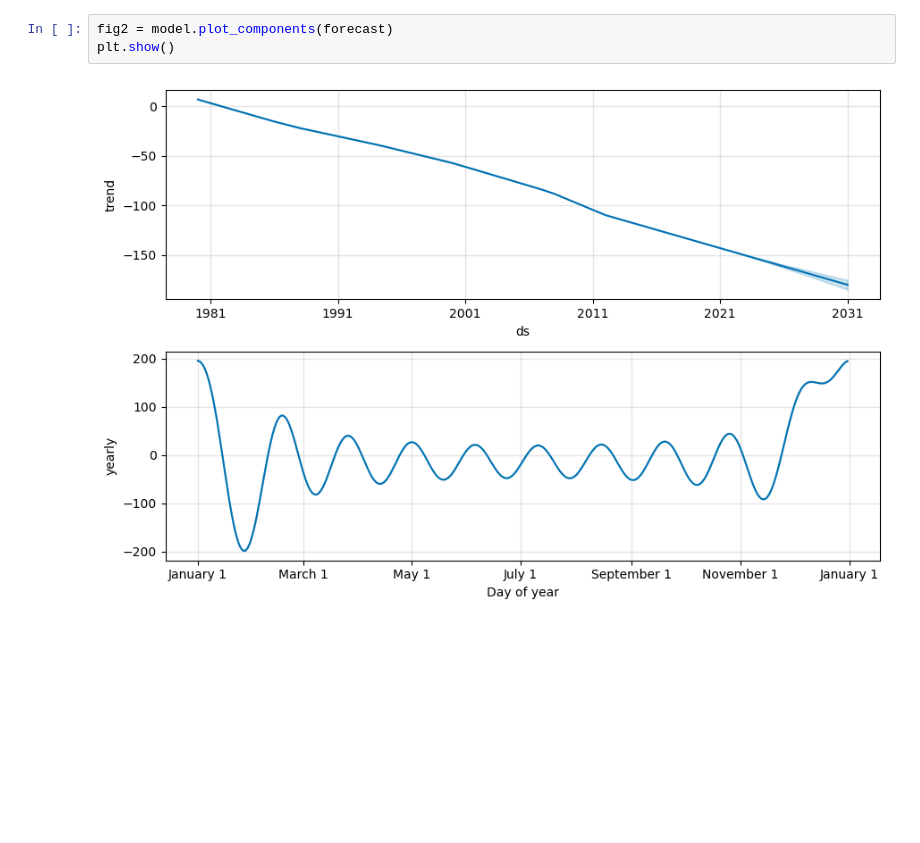
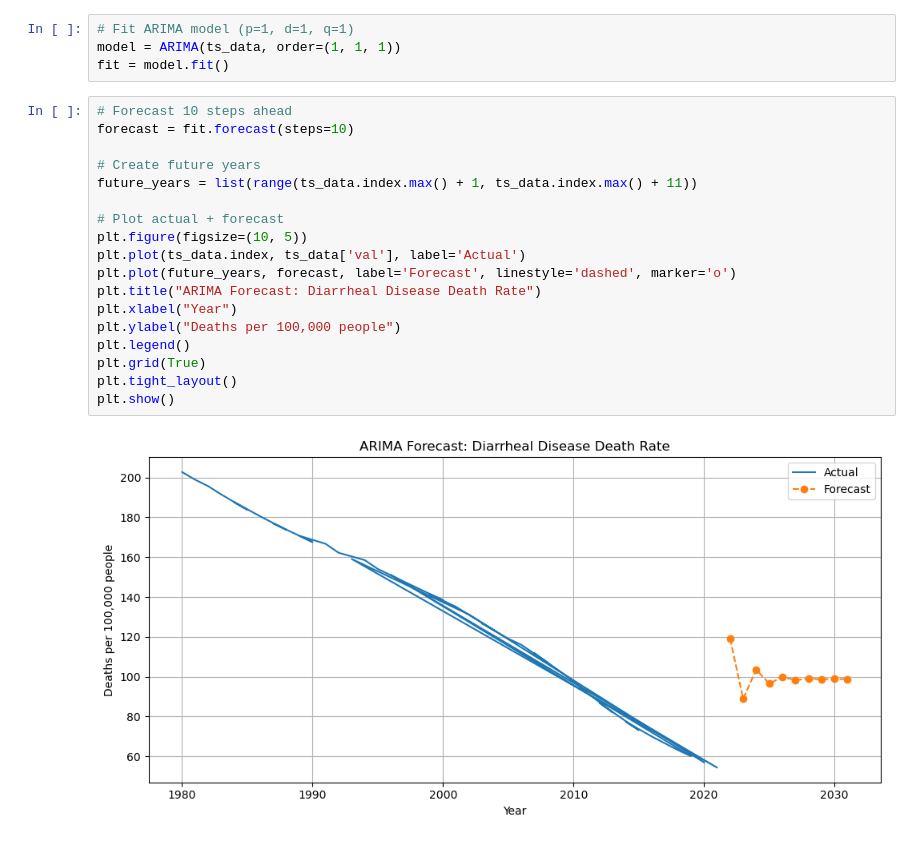
Before and after one commit to AquaLens/capstone, a Jupyter notebook: Machine_Learning/GBD_time_series.ipynb, the cells around one changed output. Cells and saved outputs as stored; diff of their text form; blank space fills up the shorter version.

```diff
--- a/Machine_Learning/GBD_time_series.ipynb
+++ b/Machine_Learning/GBD_time_series.ipynb
@@ -227,5 +37,24 @@ plt.show()
-# %%
-fig2 = model.plot_components(forecast)
-plt.show()
-# %% [output]
-[figure, removed]
+# %%
+# Fit ARIMA model (p=1, d=1, q=1)
+model = ARIMA(ts_data, order=(1, 1, 1))
+fit = model.fit()
+# %%
+# Forecast 10 steps ahead
+forecast = fit.forecast(steps=10)
+
+# Create future years
+future_years = list(range(ts_data.index.max() + 1, ts_data.index.max() + 11))
+
+# Plot actual + forecast
+plt.figure(figsize=(10, 5))
+plt.plot(ts_data.index, ts_data['val'], label='Actual')
+plt.plot(future_years, forecast, label='Forecast', linestyle='dashed', marker='o')
+plt.title("ARIMA Forecast: Diarrheal Disease Death Rate")
+plt.xlabel("Year")
+plt.ylabel("Deaths per 100,000 people")
+plt.legend()
+plt.grid(True)
+plt.tight_layout()
+plt.show()
+# %% [output]
+[figure, added]
```
Also changed, not shown: parts of 18 cells of this notebook, 1 other file.
